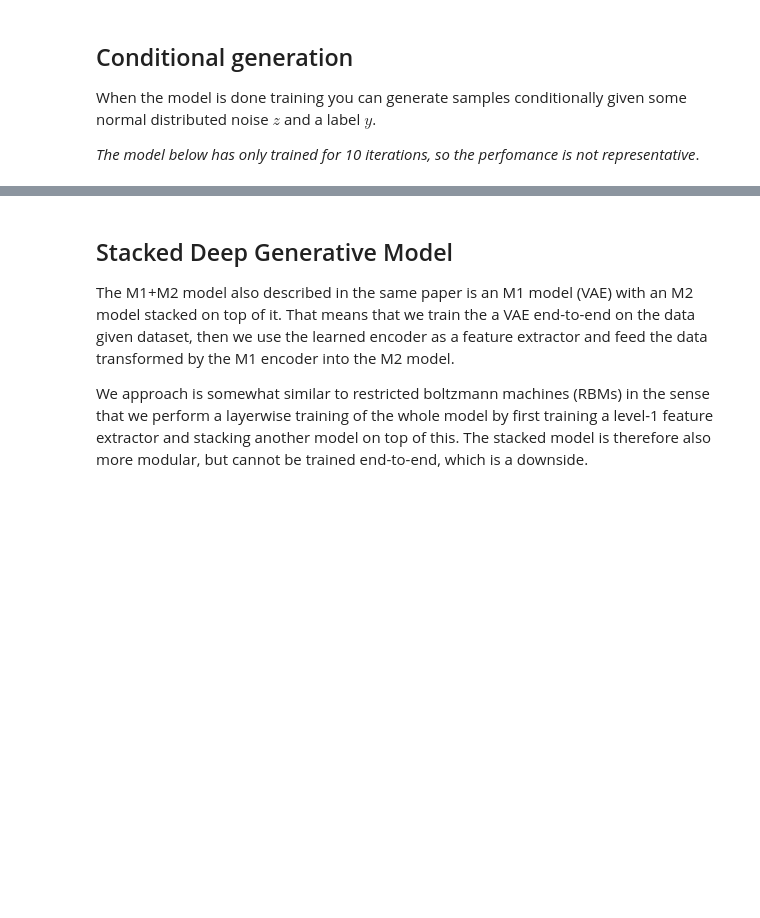
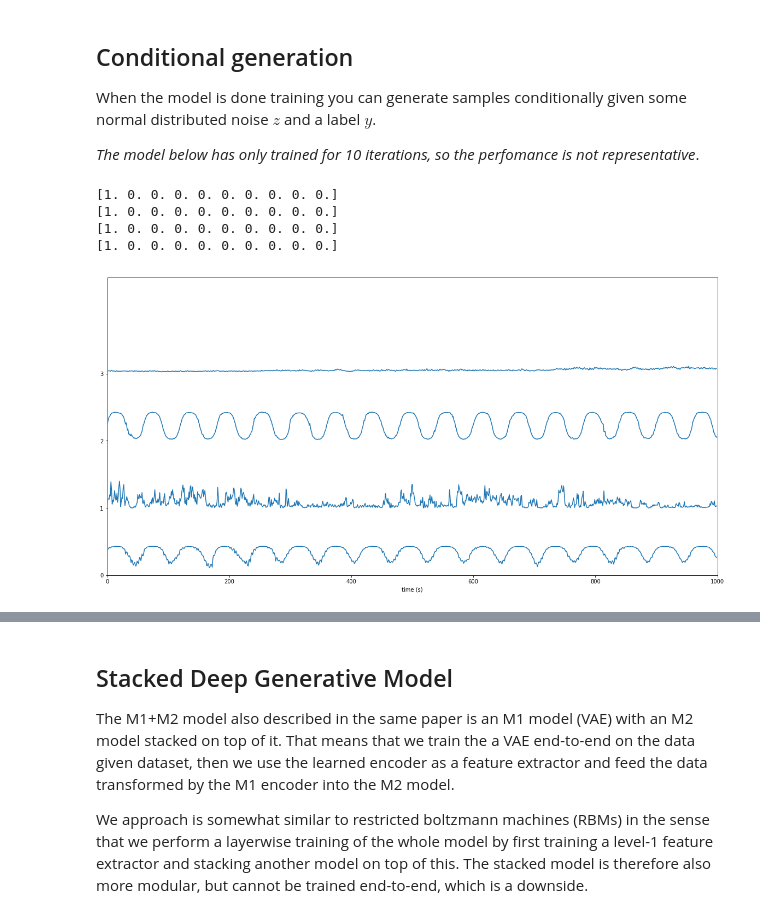
Before and after one commit to DanielLongo/semi-supervised-pytorch, a Jupyter notebook: examples/notebooks/Deep Generative Model EEG.ipynb, the cells around one changed output, grey strips where cells are left out. Drawn from its saved outputs; the diff is of its cells as text; code cells hidden in the pictures; blank space fills up the shorter version.

```diff
--- a/examples/notebooks/Deep Generative Model EEG.ipynb
+++ b/examples/notebooks/Deep Generative Model EEG.ipynb
@@ -90,0 +283,15 @@ optimizer = torch.optim.Adam(model.parameters(), lr=3e-4, betas=(0.9, 0.999))
+# %%
+### OLD VERSION (uncurated set)
+'''
+unlabelled_dataset = EEGContinuousClipsDataset(
+        EEGML_TUH_TUAR_v100 + "/eeg.h5.files.csv", EEGML_TUH_TUAR_v100, clip_length=4
+)
+unlabelled = torch.utils.data.DataLoader(unlabelled_dataset, batch_size=64, shuffle=True)
+
+labelled_dataset = EEGContinuousClipsDatasetLabeled(
+        EEGML_TUH_TUAR_v100 + "/eeg.h5.files.csv", EEGML_TUH_TUAR_v100, clip_length=4
+)
+labelled = torch.utils.data.DataLoader(labelled_dataset, batch_size=64, shuffle=True)
+print(len(unlabelled_dataset))
+print(len(labelled_dataset))
+'''
@@ -196,3 +424,21 @@ Epoch: 9
 When the model is done training you can generate samples conditionally given some normal distributed noise $z$ and a label $y$.
 
 *The model below has only trained for 10 iterations, so the perfomance is not representative*.
+# %%
+i += 1
+import matplotlib.pyplot as plt
+plt.rcParams['figure.figsize'] = [20, 10]
+sys.path.append("../../../visualize/")
+import stacklineplot
+sample = np.vstack((labelled_dataset[i][0][0], labelled_dataset[i+1][0][0], labelled_dataset[i+2][0][0], labelled_dataset[i+3][0][0]))
+print(labelled_dataset[i][1][0, :10])
+print(labelled_dataset[i+1][1][0, :10])
+print(labelled_dataset[i+2][1][0, :10])
+print(labelled_dataset[i+3][1][0, :10])
+stacklineplot.stackplot(sample, yscale=.3)
+# %% [output]
+[1. 0. 0. 0. 0. 0. 0. 0. 0. 0.]
+[1. 0. 0. 0. 0. 0. 0. 0. 0. 0.]
+[1. 0. 0. 0. 0. 0. 0. 0. 0. 0.]
+[1. 0. 0. 0. 0. 0. 0. 0. 0. 0.]
+[figure, added]
```
Also changed, not shown: parts of 18 cells of this notebook.
